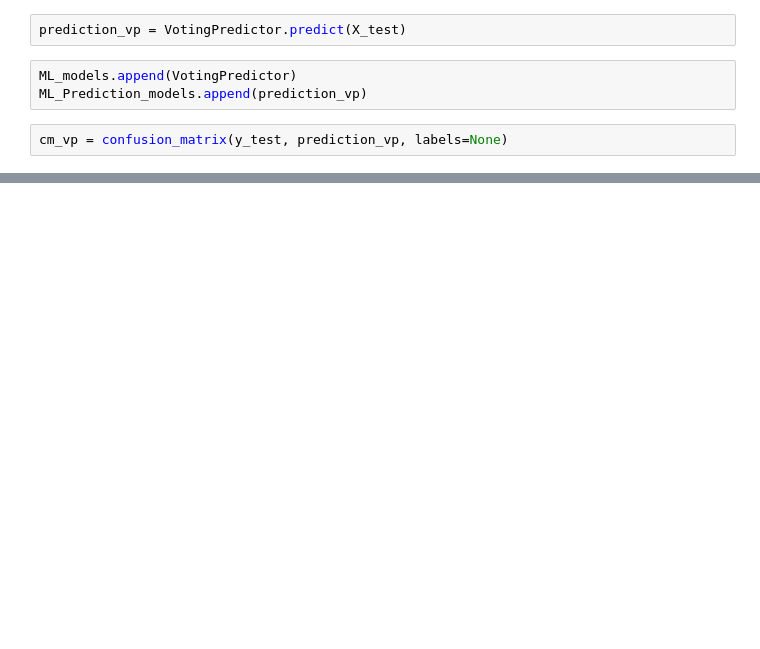
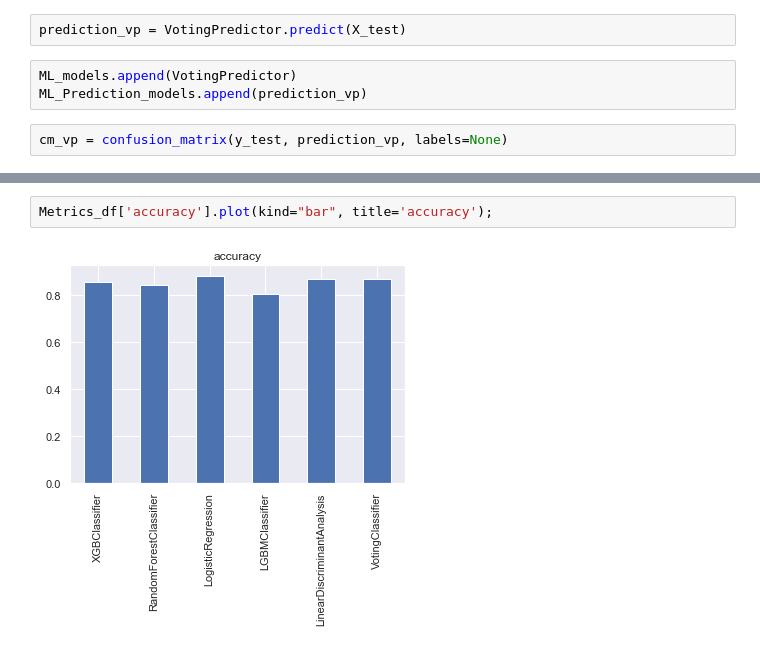
Before and after one commit to rrahman1234/Udacity_ML_Nanodegree, a Jupyter notebook: Hear_Risk_Analytics.ipynb, the cells around one changed output, grey strips where cells are left out. Drawn from its saved outputs; the diff is of its cells as text; blank space fills up the shorter version.

```diff
--- a/Hear_Risk_Analytics.ipynb
+++ b/Hear_Risk_Analytics.ipynb
@@ -925,0 +970,4 @@ pd.DataFrame.from_dict(data_dict, orient='index', columns=metrics_name)
+# %%
+Metrics_df['accuracy'].plot(kind="bar", title='accuracy');
+# %% [output]
+[figure, added]
```
Also changed, not shown: parts of 39 cells of this notebook.
